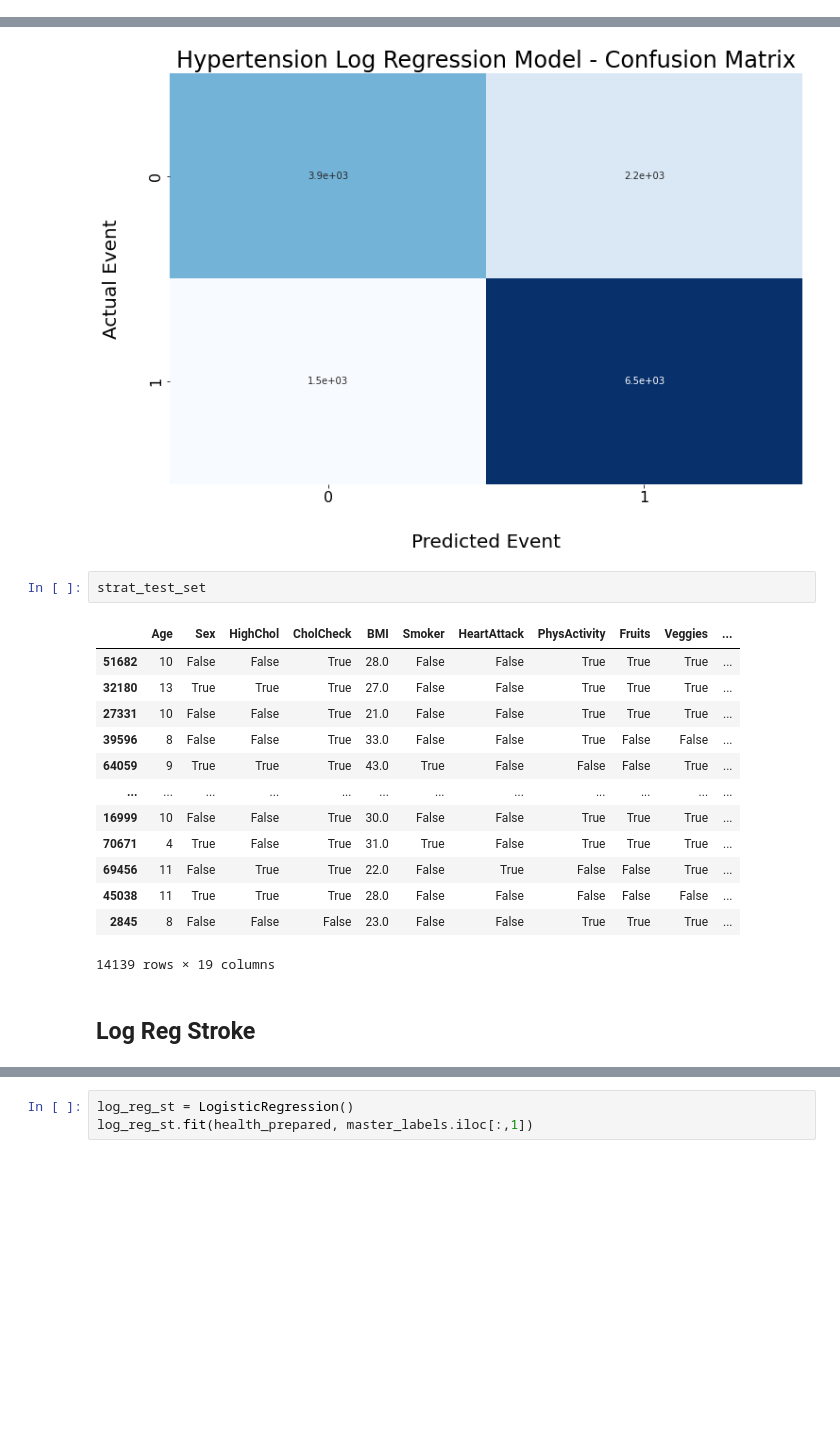
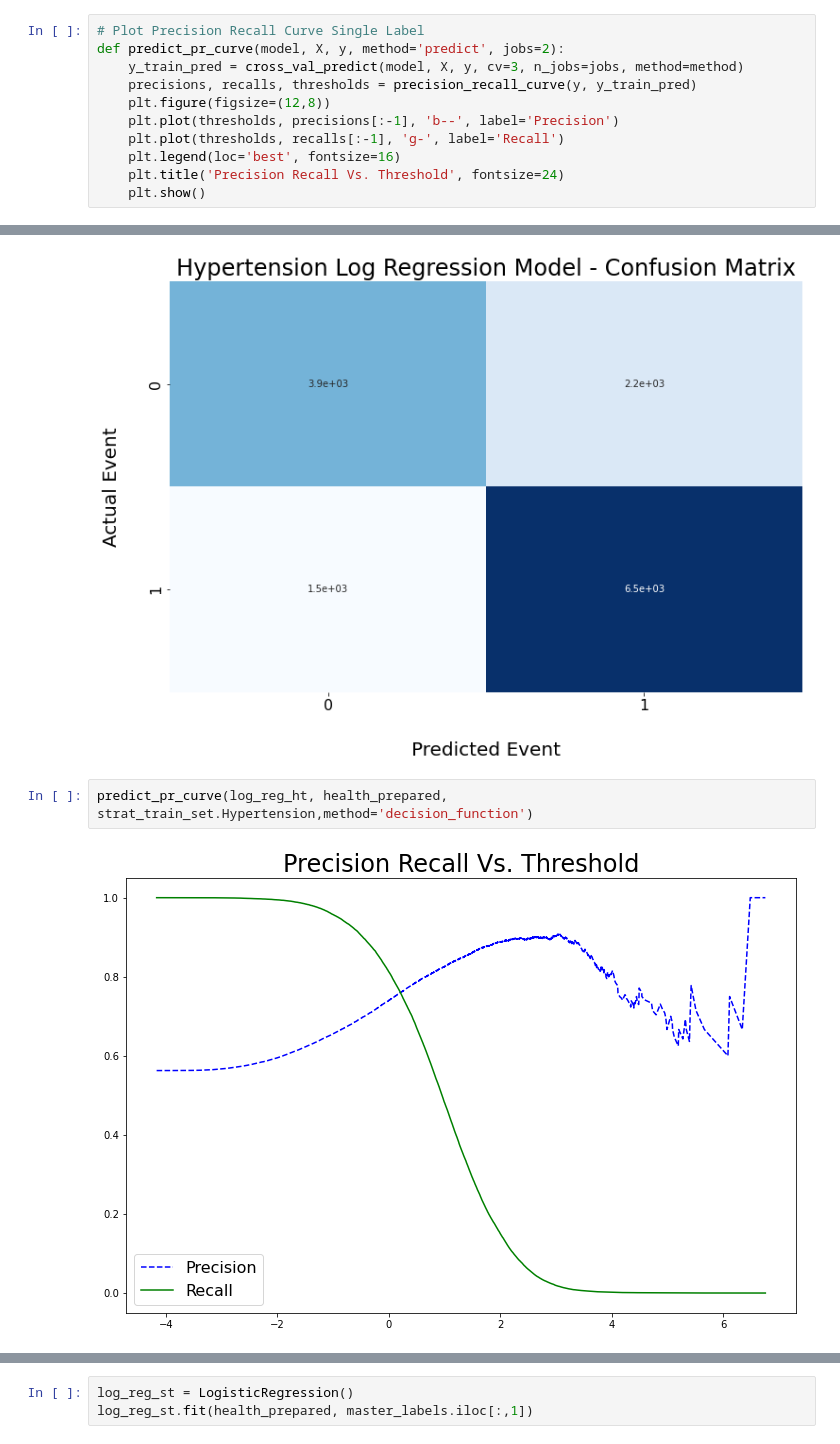
Before and after one commit to CharlesPizza/HealthRiskAssessment, a Jupyter notebook: Health Prediction.ipynb, the cells around one changed output, grey strips where cells are left out. Drawn from its saved outputs; the diff is of its cells as text; blank space fills up the shorter version.

```diff
--- a/Health Prediction.ipynb
+++ b/Health Prediction.ipynb
@@ -505,0 +510,11 @@ health_prepared = full_pipeline.fit_transform(master)
+# %%
+# Plot Precision Recall Curve Single Label
+def predict_pr_curve(model, X, y, method='predict', jobs=2):
+    y_train_pred = cross_val_predict(model, X, y, cv=3, n_jobs=jobs, method=method)
+    precisions, recalls, thresholds = precision_recall_curve(y, y_train_pred)
+    plt.figure(figsize=(12,8))
+    plt.plot(thresholds, precisions[:-1], 'b--', label='Precision')
+    plt.plot(thresholds, recalls[:-1], 'g-', label='Recall')
+    plt.legend(loc='best', fontsize=16)
+    plt.title('Precision Recall Vs. Threshold', fontsize=24)
+    plt.show()
@@ -611,21 +693,7 @@ plt.show()
 con_matrix.get_figure().savefig('images/Log_Reg_Confusion_matrix_prelim.png')
 # %% [output]
 [figure]
-# %%
-strat_test_set
-# %% [output]
-|  | Age | Sex | HighChol | CholCheck | BMI | Smoker | HeartAttack | PhysActivity | Fruits | Veggies | ... |
-| 51682 | 10 | False | False | True | 28.0 | False | False | True | True | True | ... |
-| 32180 | 13 | True | True | True | 27.0 | False | False | True | True | True | ... |
-| 27331 | 10 | False | False | True | 21.0 | False | False | True | True | True | ... |
-| 39596 | 8 | False | False | True | 33.0 | False | False | True | False | False | ... |
-| 64059 | 9 | True | True | True | 43.0 | True | False | False | False | True | ... |
-| ... | ... | ... | ... | ... | ... | ... | ... | ... | ... | ... | ... |
-| 16999 | 10 | False | False | True | 30.0 | False | False | True | True | True | ... |
-| 70671 | 4 | True | False | True | 31.0 | True | False | True | True | True | ... |
-| 69456 | 11 | False | True | True | 22.0 | False | True | False | False | True | ... |
-| 45038 | 11 | True | True | True | 28.0 | False | False | False | False | False | ... |
-| 2845 | 8 | False | False | False | 23.0 | False | False | True | True | True | ... |
-14139 rows × 19 columns
-# %% [markdown]
-## Log Reg Stroke
+# %%
+predict_pr_curve(log_reg_ht, health_prepared, strat_train_set.Hypertension,method='decision_function')
+# %% [output]
+[figure, added]
```
Also changed, not shown: parts of 76 cells of this notebook.
